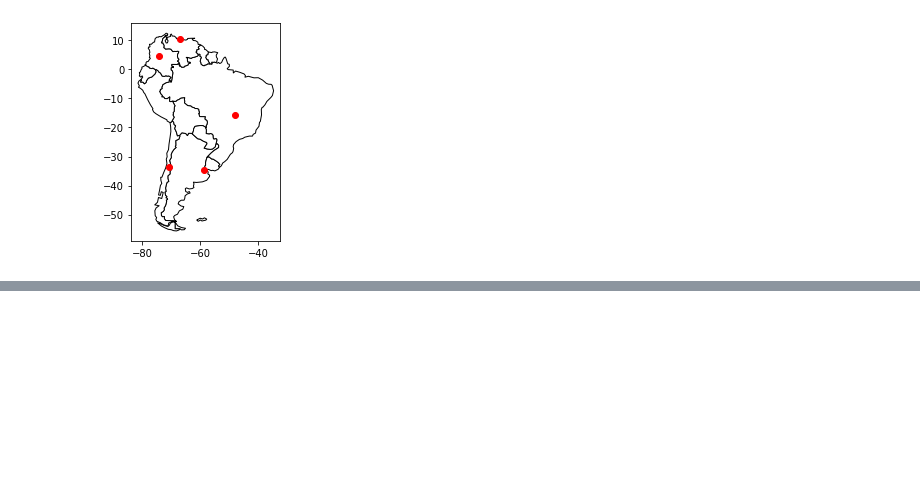
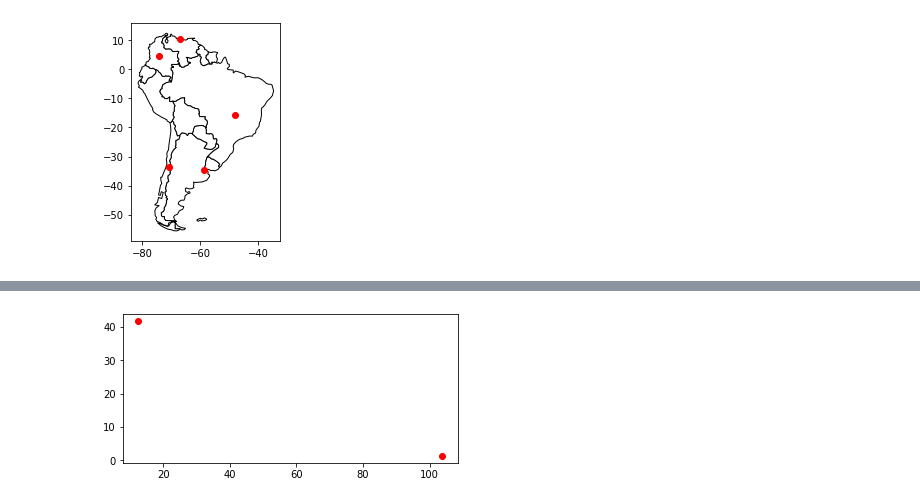
Before and after one commit to erichenschel/pluralSight_featureEngineering, a Jupyter notebook: WorkingWithGeospatialData.ipynb, the cells around one changed output, grey strips where cells are left out. Saved outputs shown, nothing was run; the diff lists cells and outputs as text; code cells hidden in the pictures; blank space fills up the shorter version.

```diff
--- a/WorkingWithGeospatialData.ipynb
+++ b/WorkingWithGeospatialData.ipynb
@@ -51,0 +127,4 @@ countries = geopandas.read_file('')
+# %%
+two_cities = cities.iloc[[0, 241]]
+
+two_cities
@@ -51,0 +136,6 @@ countries = geopandas.read_file('')
+# %%
+two_cities.plot(color = 'r')
+
+plt.show()
+# %% [output]
+[figure, added]
```
Also changed, not shown: parts of 16 cells of this notebook.
